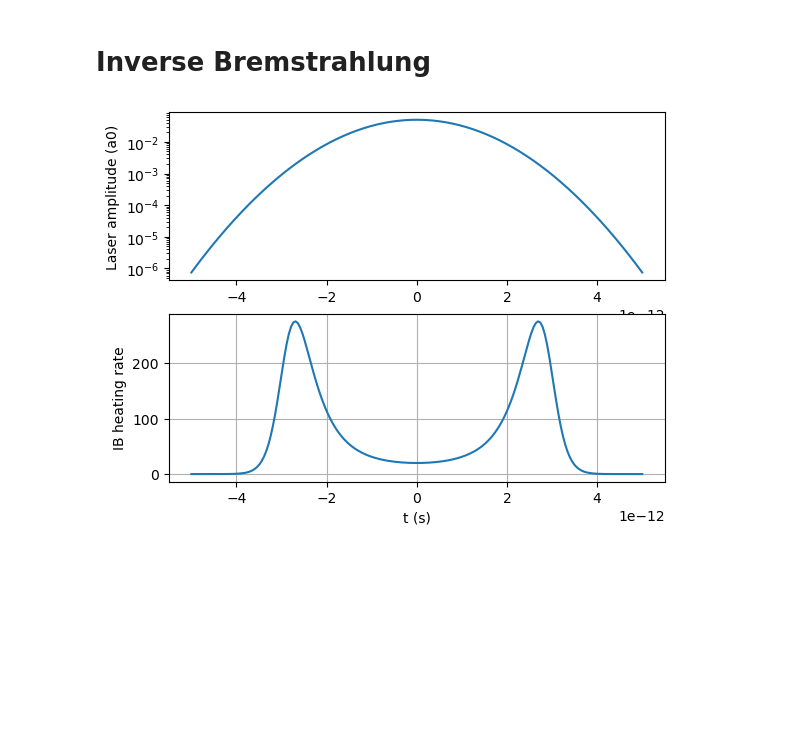
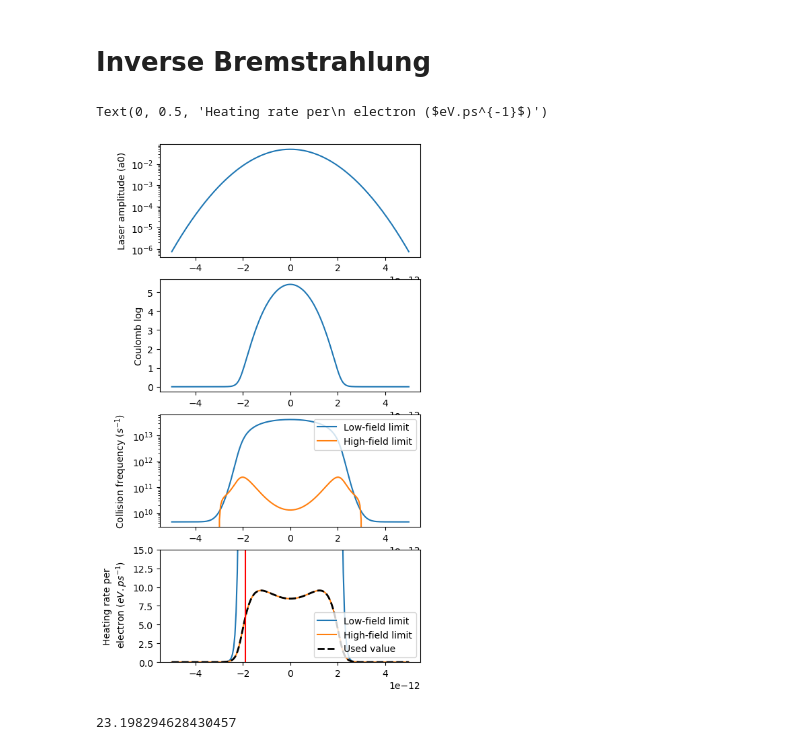
Before and after one commit to chequp-org/chequp, a Jupyter notebook: initial_condition/Plasma_heating.ipynb, the cells around one changed output. Cells and saved outputs as stored; diff of their text form; code cells hidden in the pictures; blank space fills up the shorter version.

Commit message:
Add estimate of inverse Bremsstrahlung

```diff
--- a/initial_condition/Plasma_heating.ipynb
+++ b/initial_condition/Plasma_heating.ipynb
@@ -30,7 +30,7 @@ adk_prefactor = wa * C2 * ( Uion/(2*UH) ) \
 adk_exp_prefactor = -2./3 * ( Uion/UH )**(3./2) * Ea
 # %%
 @numba.njit
-def get_fraction_and_temperature( a0, tau, lambd, ell, npts_per_wavelength=80 ):
+def get_fraction_and_temperature( a0, tau, lambd, ell, npts_per_wavelength=80, compute_inverse_bremsstrahlung=False ):
 
     # Precompute a few things
     dt = lambd/c/npts_per_wavelength
@@ -68,7 +68,7 @@ def get_fraction_and_temperature( a0, tau, lambd, ell, npts_per_wavelength=80 ):
     if ioniz_frac > 0:
         T = kin_energy/(3/2*ioniz_frac)
 
-    return ioniz_frac, T
+    return ioniz_frac, T, t
 # %%
 a0 = 0.05
 tau = 30e-15
@@ -160,21 +160,58 @@ Text(0, 0.5, 'r (microns)')
 # %% [markdown]
 # Inverse Bremstrahlung
 # %%
+n0 = 2e24
+a0 = 0.05
+lambd = 0.8e-6
+tau = 1.5e-12
+ell = np.array([0,1])
+
+ioniz_frac, T_eV, t0 = get_fraction_and_temperature(a0, tau, lambd, ell)
+
 t_arr = np.linspace(-5e-12, 5e-12, 200)
 a_arr = a0*np.exp(-t_arr**2/tau**2)
 
-T_eV = 1
-vth_over_c = np.sqrt( T_eV*e/(m_e*c**2) )
-heating = a_arr**2/np.sqrt( vth_over_c**2 + a_arr**2 )**3
+# Compute Coulomb log
+vth_over_c = math.sqrt( T_eV*e/(m_e*c**2) ) # no additional factor of 1/3 here
+vbar_over_c = np.sqrt( vth_over_c**2 + a_arr**2/6 ) # Eq. 4.56 in Pierre Michel's book
+bmin = 0.5*hbar/(m_e*c*vbar_over_c) # Eq. 4.58 in Pierre Michel's book
+bmax = vbar_over_c * lambd/(2*np.pi) # Eq. 4.59 in Pierre Michel's book
+bperp = r_e / vbar_over_c**2 # Eq. 4.60 in Pierre Michel's book
+C_log = 0.5*np.log( (1 + (bmax/bperp)**2 )/(1 + (bmin/bperp)**2) )
 
-plt.subplot(211)
+n_i = n0*ioniz_frac
+nu_ei_lf = 4*(2*np.pi)**.5/3 * (n_i * r_e**2 * c) * C_log/vth_over_c**3 # Eq. 4.21 in Pierre Michel's book
+nu_ei_hf = 16 * (n_i * r_e**2 * c) * C_log / a_arr**3 * np.log( 2**.5 * a_arr/vth_over_c )
+nu_ei_hf = nu_ei_hf * (nu_ei_hf > 0)
+
+heating_per_electron_lf = 0.5 * m_e*c**2 * a_arr**2 * nu_ei_lf
+heating_per_electron_hf = 0.5 * m_e*c**2 * a_arr**2 * nu_ei_hf
+heating_per_electron = np.where( vth_over_c < a_arr, heating_per_electron_hf, heating_per_electron_lf )
+
+plt.figure(figsize=(5,10))
+
+plt.subplot(411)
 plt.semilogy( t_arr, a_arr )
 plt.ylabel('Laser amplitude (a0)')
 
-plt.subplot(212)
-plt.plot( t_arr, heating )
-plt.ylabel('IB heating rate')
-plt.xlabel('t (s)')
-plt.grid()
+plt.subplot(412)
+plt.plot( t_arr, C_log )
+plt.ylabel('Coulomb log')
+
+plt.subplot(413)
+plt.semilogy( t_arr, nu_ei_lf, label='Low-field limit' )
+plt.semilogy( t_arr, nu_ei_hf, label='High-field limit' )
+plt.legend(loc=0)
+plt.ylabel('Collision frequency ($s^{-1}$)')
+
+plt.subplot(414)
+plt.plot( t_arr, heating_per_electron_lf*1e-12/e, label='Low-field limit' )
+plt.plot( t_arr, heating_per_electron_hf*1e-12/e, label='High-field limit' )
+plt.plot( t_arr, heating_per_electron*1e-12/e, 'k--', lw=2, label='Used value' )
+plt.axvline( x=t0, color='r' )
+plt.legend(loc=0)
+plt.ylim(0, 15)
+plt.ylabel('Heating rate per\n electron ($eV.ps^{-1}$)')
 # %% [output]
+Text(0, 0.5, 'Heating rate per\n electron ($eV.ps^{-1}$)')
-[figure, old version]
+[figure, new version]
@@ -180,0 +222,4 @@ plt.grid()
+# %%
+T_ib_eV
+# %% [output]
+23.198294628430457
```
Also changed, not shown: parts of 4 cells of this notebook.
